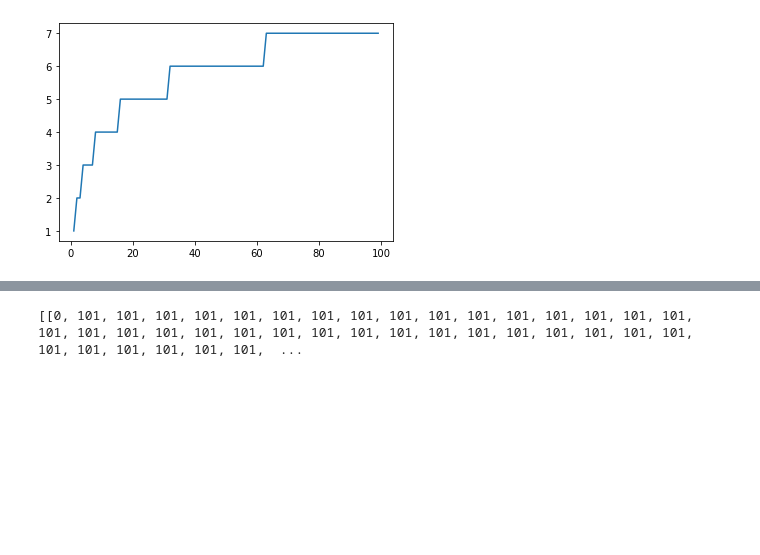
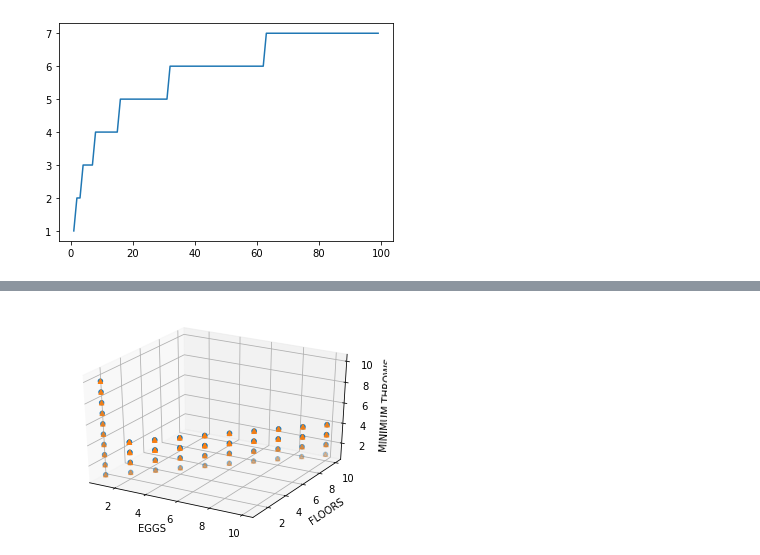
Before and after one commit to nadavhalahmi/Eggs, a Jupyter notebook: Eggs.ipynb, the cells around one changed output, grey strips where cells are left out. Cells and saved outputs as stored; diff of their text form; code cells hidden in the pictures; blank space fills up the shorter version.

Commit message:
added a failed 3D graph

```diff
--- a/Eggs.ipynb
+++ b/Eggs.ipynb
@@ -12,3 +4,0 @@ plt.plot(x, y)
-# %%
-m = 512
-n = 512
@@ -100,4 +84,32 @@ NameError: name 'eggsNum' is not defined
-# %%
-print(minThrows)
-# %% [output]
-[[0, 101, 101, 101, 101, 101, 101, 101, 101, 101, 101, 101, 101, 101, 101, 101, 101, 101, 101, 101, 101, 101, 101, 101, 101, 101, 101, 101, 101, 101, 101, 101, 101, 101, 101, 101, 101, 101, 101, 101,  ...
+# %%
+import matplotlib.pyplot as plt
+import numpy as np
+def threeDGraph (f, to):
+    fig = plt.figure()
+    ax = fig.add_subplot(111, projection='3d')
+
+
+    for m, zlow, zhigh in [('o', -50, -25), ('^', -30, -5)]:
+        xs = []
+        for i in range(f,to+1):
+            for j in range(f,to+1):
+                xs.append(i)
+        ys = []
+        for i in range(f,to+1):
+            for j in range(f,to+1):
+                ys.append(i)
+        zs = []
+        for egg in range(f,to+1):
+            for floor in range(f,to+1):
+                zs.append(minThrow(egg,floor))
+        ax.scatter(xs, ys, zs, marker=m)
+
+    ax.set_xlabel('EGGS')
+    ax.set_ylabel('FLOORS')
+    ax.set_zlabel('MINIMUM THROWS')
+
+    plt.show()
+# %%
+threeDGraph (1,10)
+# %% [output]
+[figure, added]
```
Also changed, not shown: parts of 3 cells of this notebook.
